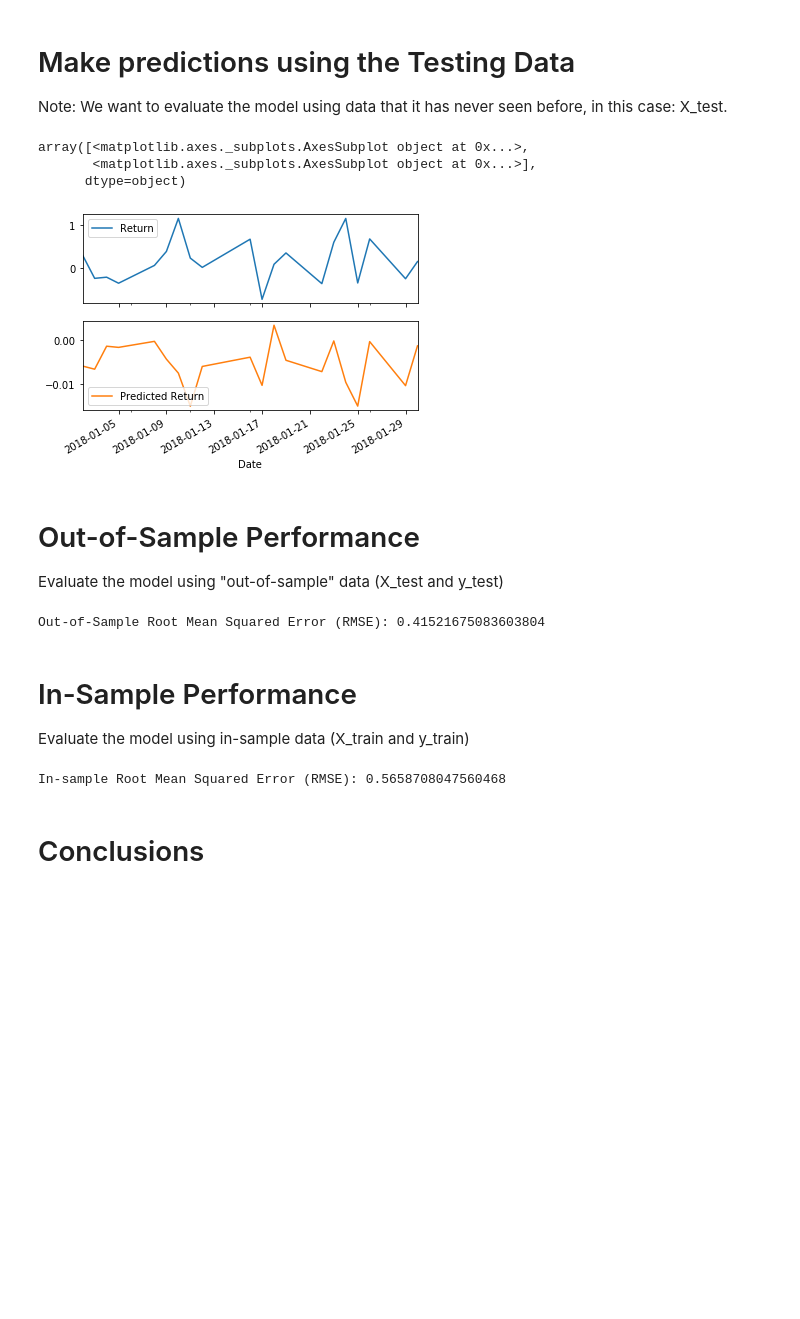
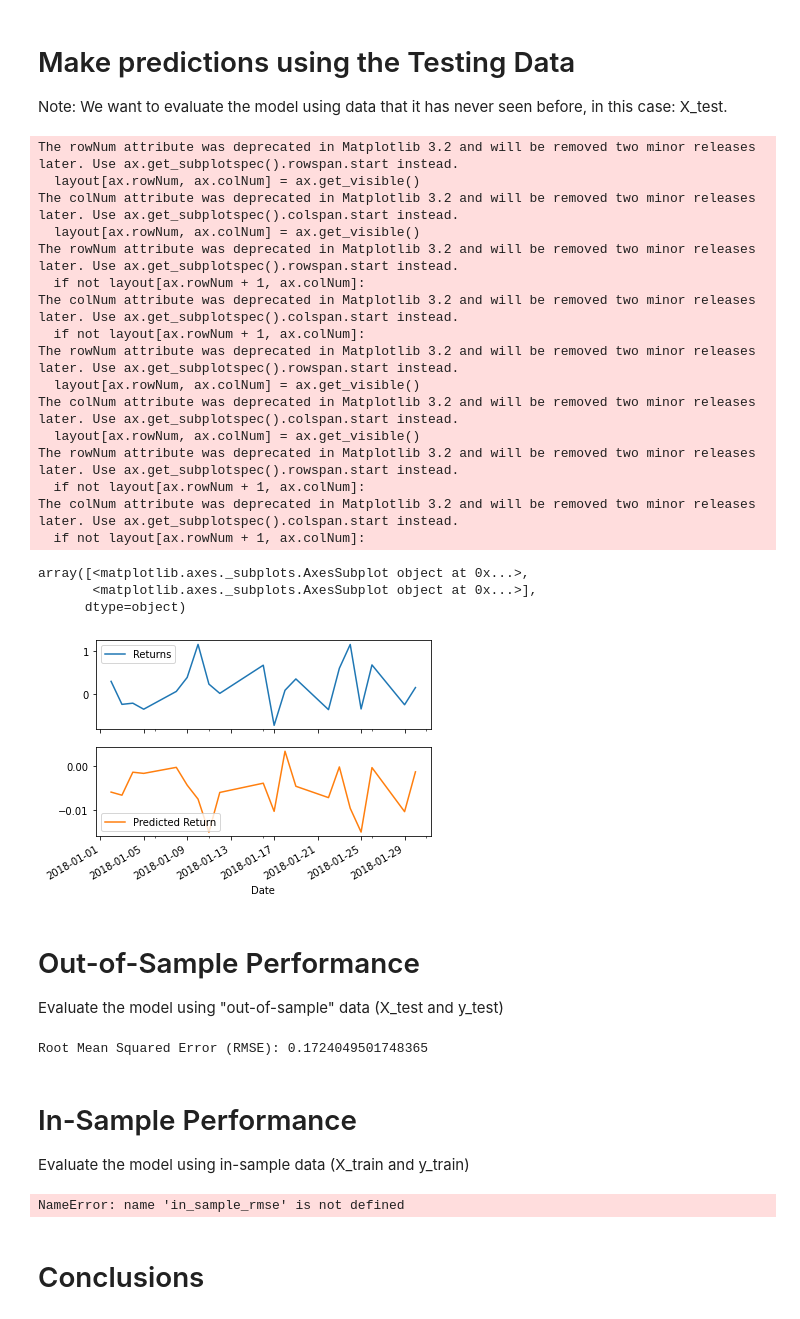
Before and after one commit to kitas91/9-TimeSeries-Regressions, a Jupyter notebook: regression_analysis.ipynb, the cells around one changed output. Drawn from its saved outputs; the diff is of its cells as text; code cells hidden in the pictures; blank space fills up the shorter version.

```diff
--- a/regression_analysis.ipynb
+++ b/regression_analysis.ipynb
@@ -73,7 +86,10 @@ test = yen_futures['2018':]
 # Create four dataframes:
 # X_train (training set using just the independent variables), X_test (test set of of just the independent variables)
 # Y_train (training set using just the "y" variable, i.e., "Futures Return"), Y_test (test set of just the "y" variable):
-# YOUR CODE HERE!
+X_train = train["Lagged_Returns"].to_frame()
+X_test = test["Lagged_Returns"].to_frame()
+y_train = train["Returns"]
+y_test = test["Returns"]
 # %%
 X_train
 # %% [output]
@@ -98,7 +114,8 @@ X_train
 from sklearn.linear_model import LinearRegression
 
 # Fit a SKLearn linear regression using just the training set (X_train, Y_train):
-# YOUR CODE HERE!
+model = LinearRegression()
+model.fit(X_train, y_train)
 # %% [output]
 LinearRegression(copy_X=True, fit_intercept=True, n_jobs=None, normalize=False)
 # %% [markdown]
@@ -107,18 +124,35 @@ LinearRegression(copy_X=True, fit_intercept=True, n_jobs=None, normalize=False)
 Note: We want to evaluate the model using data that it has never seen before, in this case: X_test.
 # %%
 # Make a prediction of "y" values using just the test dataset
-# YOUR CODE HERE!
+predictions = model.predict(X_test)
 # %%
 # Assemble actual y data (Y_test) with predicted y data (from just above) into two columns in a dataframe:
-# YOUR CODE HERE!
+Results = y_test.to_frame()
+Results["Predicted Return"] = predictions
 # %%
 # Plot the first 20 predictions vs the true values
-# YOUR CODE HERE!
+Results[:20].plot(subplots=True)
 # %% [output]
-array([<matplotlib.axes._subplots.AxesSubplot object at 0x...>,
-       <matplotlib.axes._subplots.AxesSubplot object at 0x...>],
-      dtype=object)
+The rowNum attribute was deprecated in Matplotlib 3.2 and will be removed two minor releases later. Use ax.get_subplotspec().rowspan.start instead.
+  layout[ax.rowNum, ax.colNum] = ax.get_visible()
+The colNum attribute was deprecated in Matplotlib 3.2 and will be removed two minor releases later. Use ax.get_subplotspec().colspan.start instead.
+  layout[ax.rowNum, ax.colNum] = ax.get_visible()
+The rowNum attribute was deprecated in Matplotlib 3.2 and will be removed two minor releases later. Use ax.get_subplotspec().rowspan.start instead.
+  if not layout[ax.rowNum + 1, ax.colNum]:
+The colNum attribute was deprecated in Matplotlib 3.2 and will be removed two minor releases later. Use ax.get_subplotspec().colspan.start instead.
+  if not layout[ax.rowNum + 1, ax.colNum]:
+The rowNum attribute was deprecated in Matplotlib 3.2 and will be removed two minor releases later. Use ax.get_subplotspec().rowspan.start instead.
+  layout[ax.rowNum, ax.colNum] = ax.get_visible()
+The colNum attribute was deprecated in Matplotlib 3.2 and will be removed two minor releases later. Use ax.get_subplotspec().colspan.start instead.
+  layout[ax.rowNum, ax.colNum] = ax.get_visible()
+The rowNum attribute was deprecated in Matplotlib 3.2 and will be removed two minor releases later. Use ax.get_subplotspec().rowspan.start instead.
+  if not layout[ax.rowNum + 1, ax.colNum]:
+The colNum attribute was deprecated in Matplotlib 3.2 and will be removed two minor releases later. Use ax.get_subplotspec().colspan.start instead.
+  if not layout[ax.rowNum + 1, ax.colNum]:
+array([<matplotlib.axes._subplots.AxesSubplot object at 0x...>,
+       <matplotlib.axes._subplots.AxesSubplot object at 0x...>],
+      dtype=object)
-[figure, old version]
+[figure, new version]
 # %% [markdown]
 # Out-of-Sample Performance
 
@@ -126,30 +160,34 @@ Evaluate the model using "out-of-sample" data (X_test and y_test)
 # %%
 from sklearn.metrics import mean_squared_error
 # Calculate the mean_squared_error (MSE) on actual versus predicted test "y"
-# YOUR CODE HERE!
-
+mse = mean_squared_error(
+    Results["Returns"],
+    Results["Predicted Return"]
+)
 # Using that mean-squared-error, calculate the root-mean-squared error (RMSE):
-# YOUR CODE HERE!
+print(f"Root Mean Squared Error (RMSE): {mse}")
 # %% [output]
-Out-of-Sample Root Mean Squared Error (RMSE): 0.41521675083603804
+Root Mean Squared Error (RMSE): 0.1724049501748365
 # %% [markdown]
 # In-Sample Performance
 
 Evaluate the model using in-sample data (X_train and y_train)
 # %%
 # Construct a dataframe using just the "y" training data:
-# YOUR CODE HERE!
+in_sample_results = y_train.to_frame()
 
 # Add a column of "in-sample" predictions to that dataframe:
-# YOUR CODE HERE!
+in_sample_results["In-sample Predictions"] = model.predict(X_train)
 
 # Calculate in-sample mean_squared_error (for comparison to out-of-sample)
-# YOUR CODE HERE!
-
+in_sample_mse = mean_squared_error(
+    in_sample_results["Returns"],
+    in_sample_results["In-sample Predictions"]
+)
 # Calculate in-sample root mean_squared_error (for comparison to out-of-sample)
-# YOUR CODE HERE!
+print(f"In-sample Root Mean Squared Error (RMSE): {in_sample_rmse}")
 # %% [output]
-In-sample Root Mean Squared Error (RMSE): 0.5658708047560468
+NameError: name 'in_sample_rmse' is not defined
 # %% [markdown]
 # Conclusions
 # %% [markdown]
```
Also changed, not shown: parts of 3 cells of this notebook.
